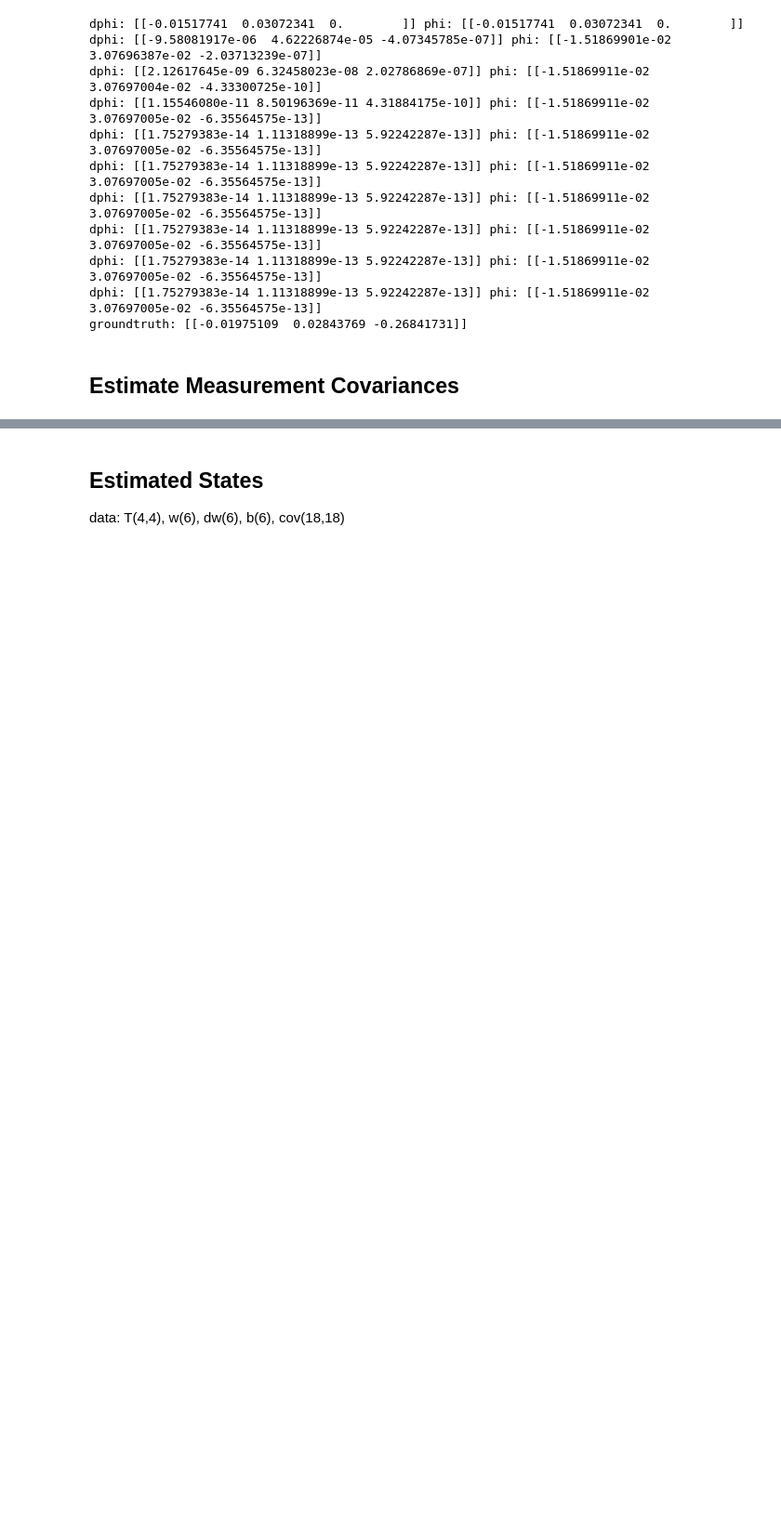
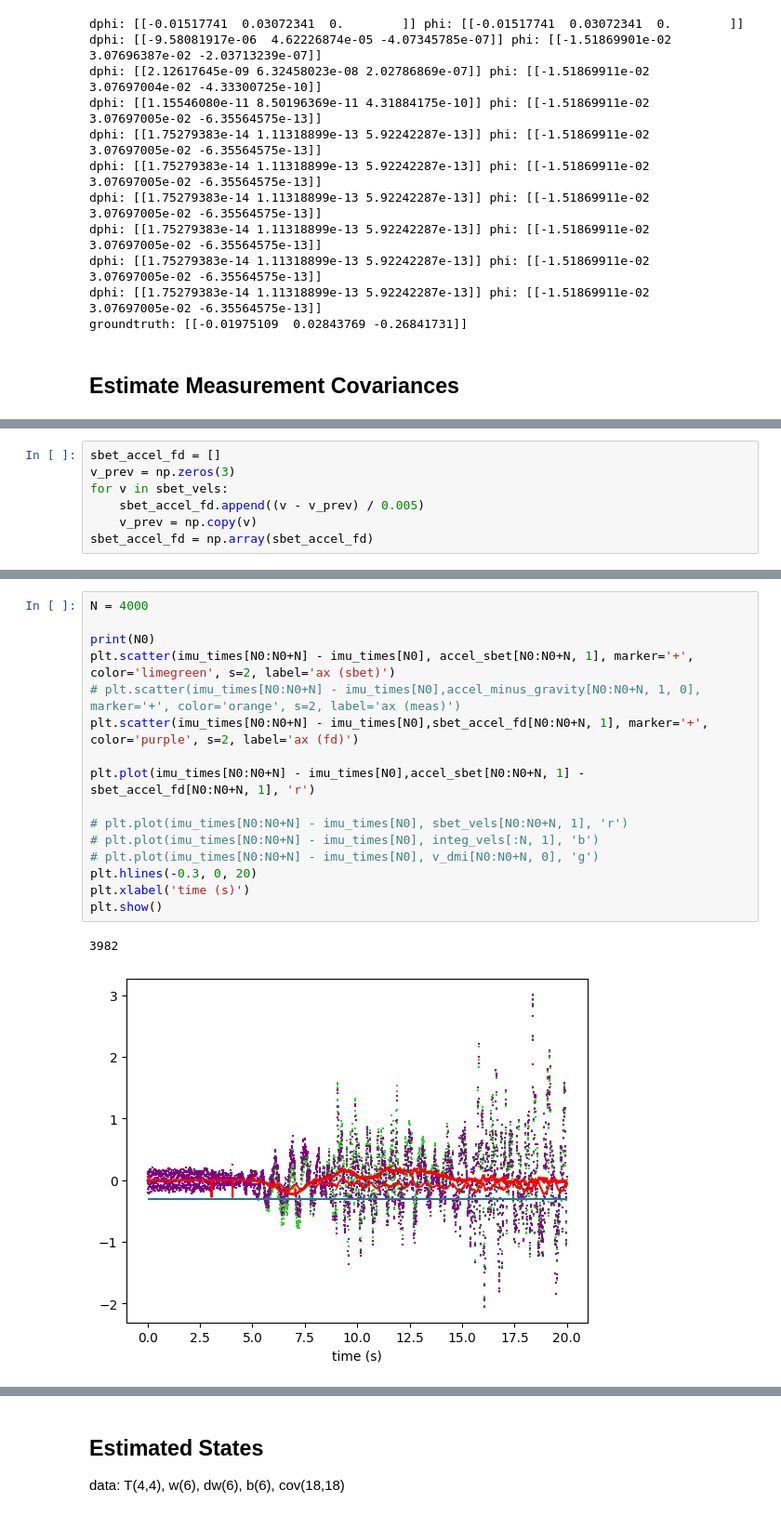
Before and after one commit to utiasASRL/steam_icp, a Jupyter notebook: script/visualize_debug.ipynb, the cells around one changed output, grey strips where cells are left out. Shown at 93% size. Cells and saved outputs as stored; diff of their text form; blank space fills up the shorter version.

```diff
--- a/script/visualize_debug.ipynb
+++ b/script/visualize_debug.ipynb
@@ -351,0 +355,7 @@ groundtruth: [[-0.01975109  0.02843769 -0.26841731]]
+# %%
+sbet_accel_fd = []
+v_prev = np.zeros(3)
+for v in sbet_vels:
+    sbet_accel_fd.append((v - v_prev) / 0.005)
+    v_prev = np.copy(v)
+sbet_accel_fd = np.array(sbet_accel_fd)
@@ -351,0 +400,19 @@ groundtruth: [[-0.01975109  0.02843769 -0.26841731]]
+# %%
+N = 4000
+
+print(N0)
+plt.scatter(imu_times[N0:N0+N] - imu_times[N0], accel_sbet[N0:N0+N, 1], marker='+', color='limegreen', s=2, label='ax (sbet)')
+# plt.scatter(imu_times[N0:N0+N] - imu_times[N0],accel_minus_gravity[N0:N0+N, 1, 0], marker='+', color='orange', s=2, label='ax (meas)')
+plt.scatter(imu_times[N0:N0+N] - imu_times[N0],sbet_accel_fd[N0:N0+N, 1], marker='+', color='purple', s=2, label='ax (fd)')
+
+plt.plot(imu_times[N0:N0+N] - imu_times[N0],accel_sbet[N0:N0+N, 1] - sbet_accel_fd[N0:N0+N, 1], 'r')
+
+# plt.plot(imu_times[N0:N0+N] - imu_times[N0], sbet_vels[N0:N0+N, 1], 'r')
+# plt.plot(imu_times[N0:N0+N] - imu_times[N0], integ_vels[:N, 1], 'b')
+# plt.plot(imu_times[N0:N0+N] - imu_times[N0], v_dmi[N0:N0+N, 0], 'g')
+plt.hlines(-0.3, 0, 20)
+plt.xlabel('time (s)')
+plt.show()
+# %% [output]
+3982
+[figure, added]
```
Also changed, not shown: parts of 30 cells of this notebook, 7 other files.
